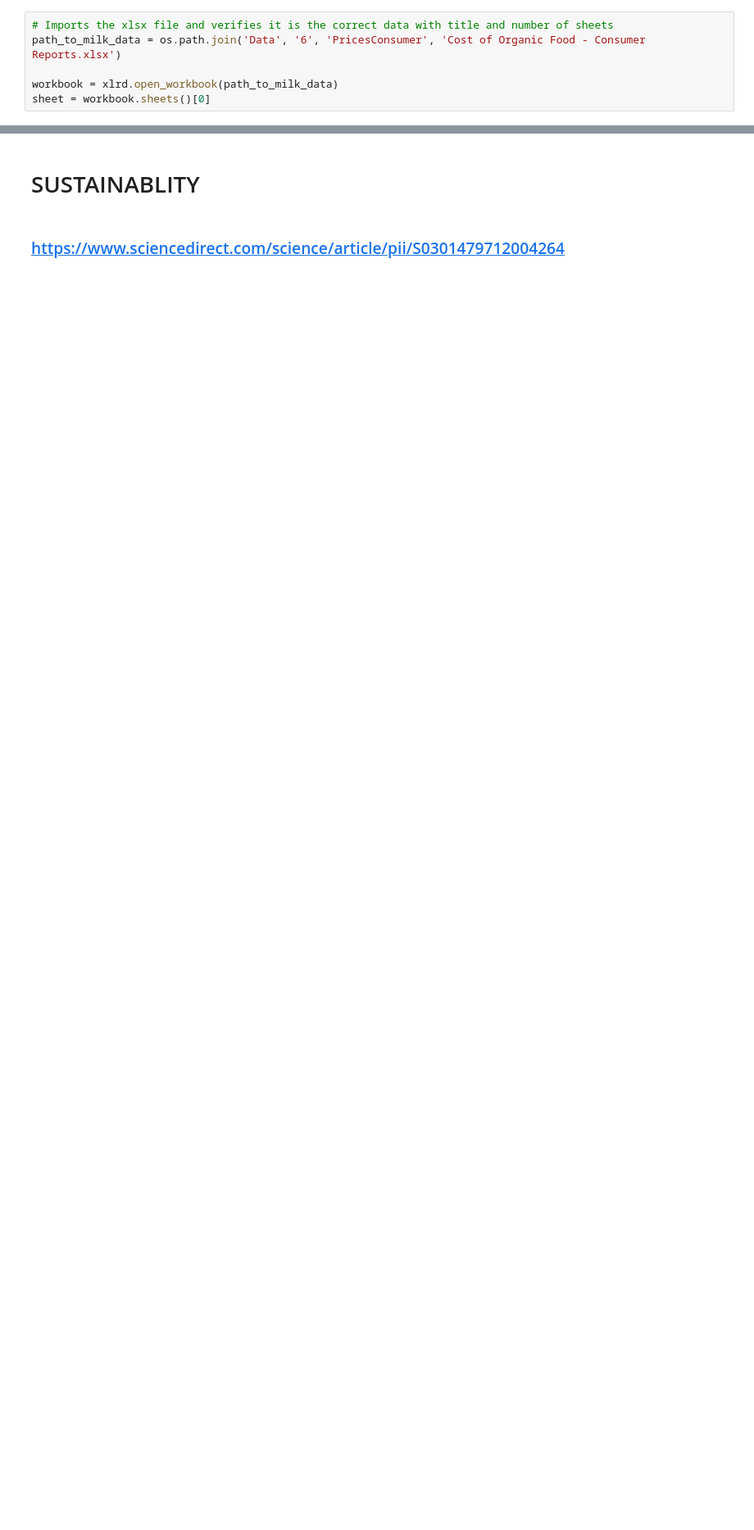
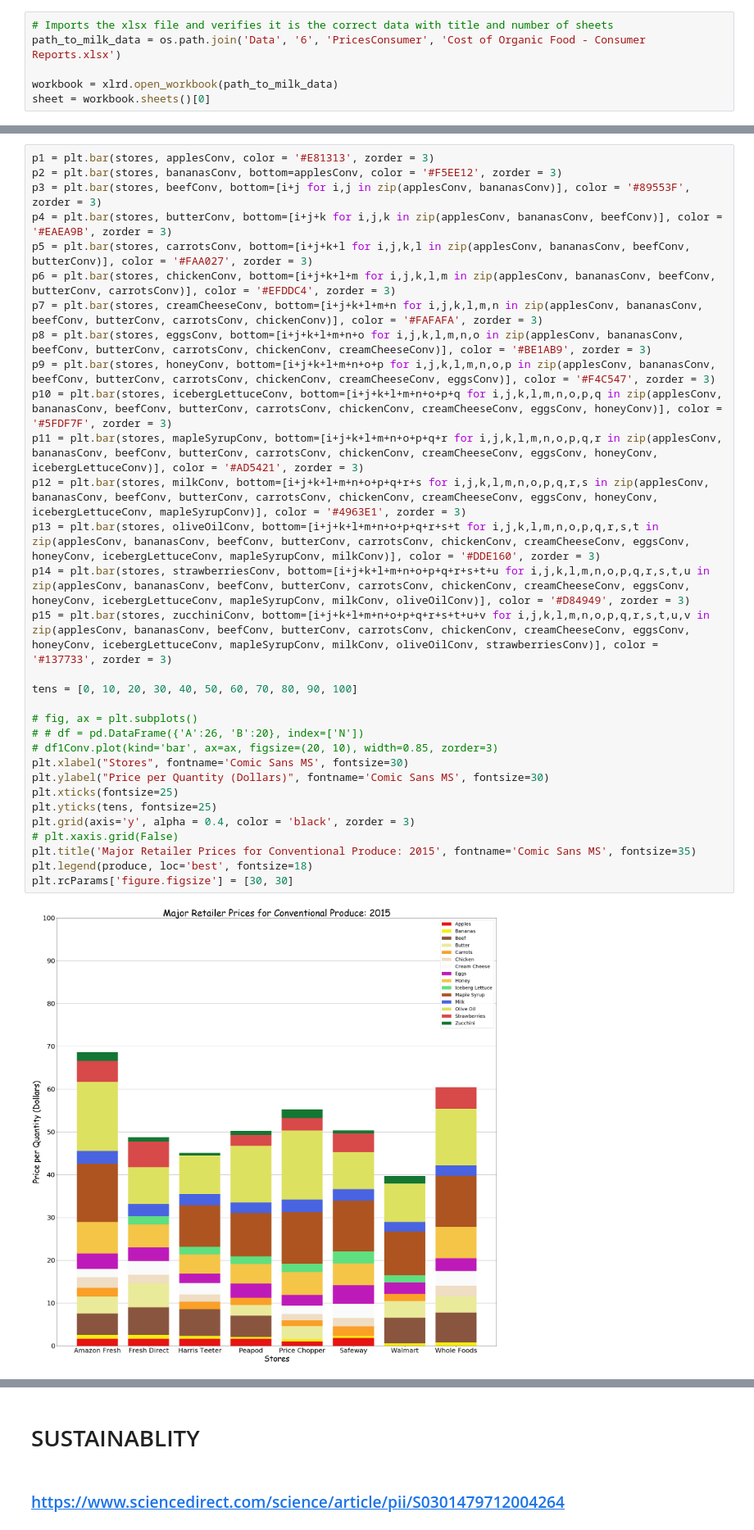
Before and after one commit to alswilli/CMPS-184-Final-Project, a Jupyter notebook: Is Organic Food worth it.ipynb, the cells around one changed output, grey strips where cells are left out. Shown: that part at 82% size. Cells and saved outputs as stored; diff of their text form; blank space fills up the shorter version.

```diff
--- a/Is Organic Food worth it.ipynb
+++ b/Is Organic Food worth it.ipynb
@@ -932,0 +1085,33 @@ Average premium for organic
+# %%
+p1 = plt.bar(stores, applesConv, color = '#E81313', zorder = 3)
+p2 = plt.bar(stores, bananasConv, bottom=applesConv, color = '#F5EE12', zorder = 3)
+p3 = plt.bar(stores, beefConv, bottom=[i+j for i,j in zip(applesConv, bananasConv)], color = '#89553F', zorder = 3)
+p4 = plt.bar(stores, butterConv, bottom=[i+j+k for i,j,k in zip(applesConv, bananasConv, beefConv)], color = '#EAEA9B', zorder = 3)
+p5 = plt.bar(stores, carrotsConv, bottom=[i+j+k+l for i,j,k,l in zip(applesConv, bananasConv, beefConv, butterConv)], color = '#FAA027', zorder = 3)
+p6 = plt.bar(stores, chickenConv, bottom=[i+j+k+l+m for i,j,k,l,m in zip(applesConv, bananasConv, beefConv, butterConv, carrotsConv)], color = '#EFDDC4', zorder = 3)
+p7 = plt.bar(stores, creamCheeseConv, bottom=[i+j+k+l+m+n for i,j,k,l,m,n in zip(applesConv, bananasConv, beefConv, butterConv, carrotsConv, chickenConv)], color = '#FAFAFA', zorder = 3)
+p8 = plt.bar(stores, eggsConv, bottom=[i+j+k+l+m+n+o for i,j,k,l,m,n,o in zip(applesConv, bananasConv, beefConv, butterConv, carrotsConv, chickenConv, creamCheeseConv)], color = '#BE1AB9', zorder = 3)
+p9 = plt.bar(stores, honeyConv, bottom=[i+j+k+l+m+n+o+p for i,j,k,l,m,n,o,p in zip(applesConv, bananasConv, beefConv, butterConv, carrotsConv, chickenConv, creamCheeseConv, eggsConv)], color = '#F4C547', zorder = 3)
+p10 = plt.bar(stores, icebergLettuceConv, bottom=[i+j+k+l+m+n+o+p+q for i,j,k,l,m,n,o,p,q in zip(applesConv, bananasConv, beefConv, butterConv, carrotsConv, chickenConv, creamCheeseConv, eggsConv, honeyConv)], color = '#5FDF7F', zorder = 3)
+p11 = plt.bar(stores, mapleSyrupConv, bottom=[i+j+k+l+m+n+o+p+q+r for i,j,k,l,m,n,o,p,q,r in zip(applesConv, bananasConv, beefConv, butterConv, carrotsConv, chickenConv, creamCheeseConv, eggsConv, honeyConv, icebergLettuceConv)], color = '#AD5421', zorder = 3)
+p12 = plt.bar(stores, milkConv, bottom=[i+j+k+l+m+n+o+p+q+r+s for i,j,k,l,m,n,o,p,q,r,s in zip(applesConv, bananasConv, beefConv, butterConv, carrotsConv, chickenConv, creamCheeseConv, eggsConv, honeyConv, icebergLettuceConv, mapleSyrupConv)], color = '#4963E1', zorder = 3)
+p13 = plt.bar(stores, oliveOilConv, bottom=[i+j+k+l+m+n+o+p+q+r+s+t for i,j,k,l,m,n,o,p,q,r,s,t in zip(applesConv, bananasConv, beefConv, butterConv, carrotsConv, chickenConv, creamCheeseConv, eggsConv, honeyConv, icebergLettuceConv, mapleSyrupConv, milkConv)], color = '#DDE160', zorder = 3)
+p14 = plt.bar(stores, strawberriesConv, bottom=[i+j+k+l+m+n+o+p+q+r+s+t+u for i,j,k,l,m,n,o,p,q,r,s,t,u in zip(applesConv, bananasConv, beefConv, butterConv, carrotsConv, chickenConv, creamCheeseConv, eggsConv, honeyConv, icebergLettuceConv, mapleSyrupConv, milkConv, oliveOilConv)], color = '#D84949', zorder = 3)
+p15 = plt.bar(stores, zucchiniConv, bottom=[i+j+k+l+m+n+o+p+q+r+s+t+u+v for i,j,k,l,m,n,o,p,q,r,s,t,u,v in zip(applesConv, bananasConv, beefConv, butterConv, carrotsConv, chickenConv, creamCheeseConv, eggsConv, honeyConv, icebergLettuceConv, mapleSyrupConv, milkConv, oliveOilConv, strawberriesConv)], color = '#137733', zorder = 3)
+
+tens = [0, 10, 20, 30, 40, 50, 60, 70, 80, 90, 100]
+
+# fig, ax = plt.subplots()
+# # df = pd.DataFrame({'A':26, 'B':20}, index=['N'])
+# df1Conv.plot(kind='bar', ax=ax, figsize=(20, 10), width=0.85, zorder=3)
+plt.xlabel("Stores", fontname='Comic Sans MS', fontsize=30)
+plt.ylabel("Price per Quantity (Dollars)", fontname='Comic Sans MS', fontsize=30)
+plt.xticks(fontsize=25)
+plt.yticks(tens, fontsize=25)
+plt.grid(axis='y', alpha = 0.4, color = 'black', zorder = 3)
+# plt.xaxis.grid(False)
+plt.title('Major Retailer Prices for Conventional Produce: 2015', fontname='Comic Sans MS', fontsize=35)
+plt.legend(produce, loc='best', fontsize=18)
+plt.rcParams['figure.figsize'] = [30, 30]
+# %% [output]
+[figure, added]
```
Also changed, not shown: parts of 41 cells of this notebook.
